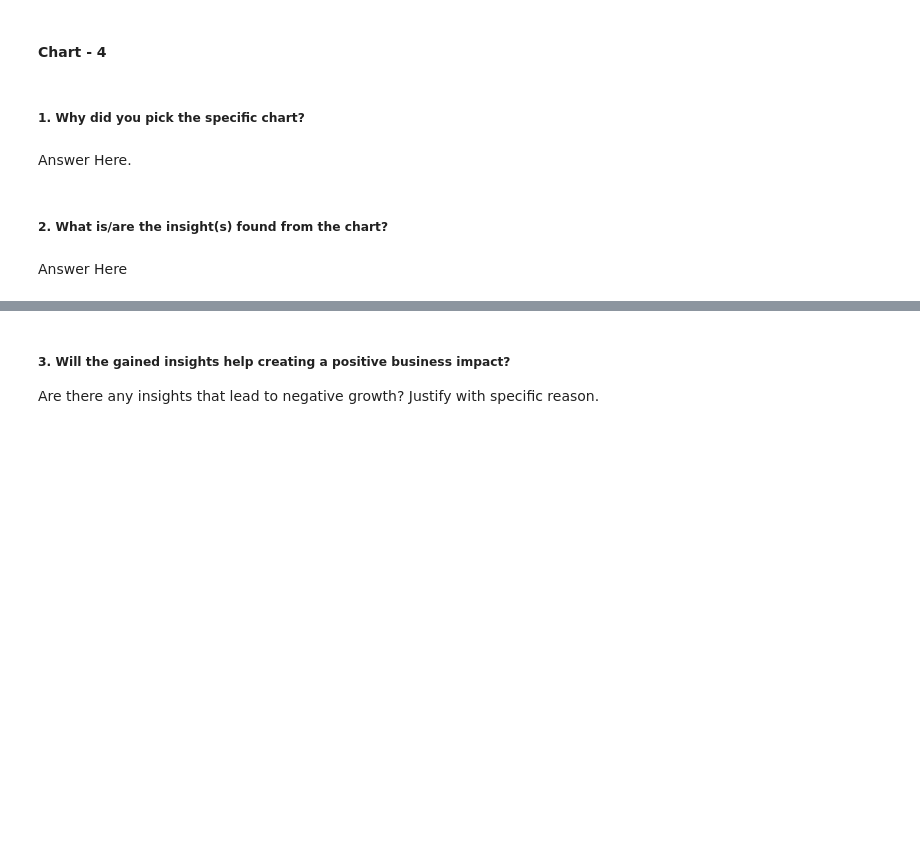
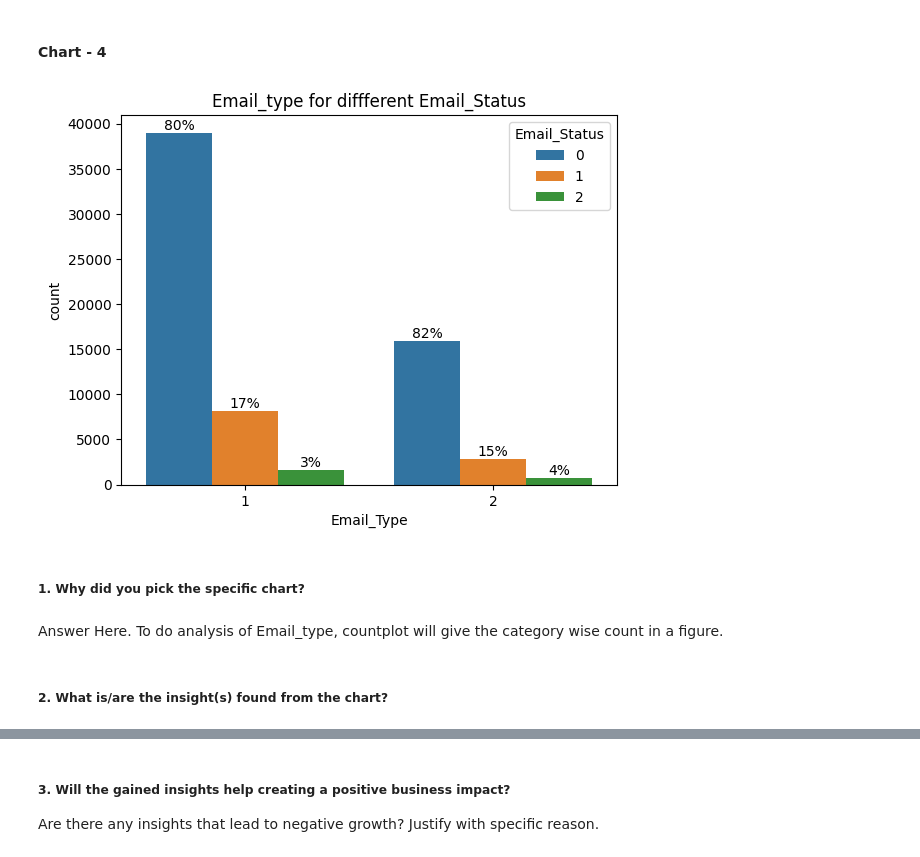
Before and after one commit to Faheemfemu/Email-Campaign-Effectiveness-Prediction-classification, a Jupyter notebook: Email_Campaign_Effectiveness_Prediction_faheem.ipynb, the cells around one changed output, grey strips where cells are left out. Saved outputs shown, nothing was run; the diff lists cells and outputs as text; code cells hidden in the pictures; blank space fills up the shorter version.

```diff
--- a/Email_Campaign_Effectiveness_Prediction_faheem.ipynb
+++ b/Email_Campaign_Effectiveness_Prediction_faheem.ipynb
@@ -719,8 +777,14 @@ Answer Here
+# %%
+# Chart - 4 visualization code
+ax=sns.countplot(x=email_data['Email_Type'],hue=email_data["Email_Status"])
+plt.title('Email_type for diffferent Email_Status')
+barPerc(email_data,'Email_Type',ax)
+# %% [output]
+[figure, added]
 # %% [markdown]
 ##### 1. Why did you pick the specific chart?
-# %% [markdown]
-Answer Here.
+# %% [markdown]
+Answer Here.
+To do analysis of Email_type, countplot will give the category wise count in a figure.
 # %% [markdown]
 ##### 2. What is/are the insight(s) found from the chart?
-# %% [markdown]
-Answer Here
```
Also changed, not shown: parts of 90 cells of this notebook.
